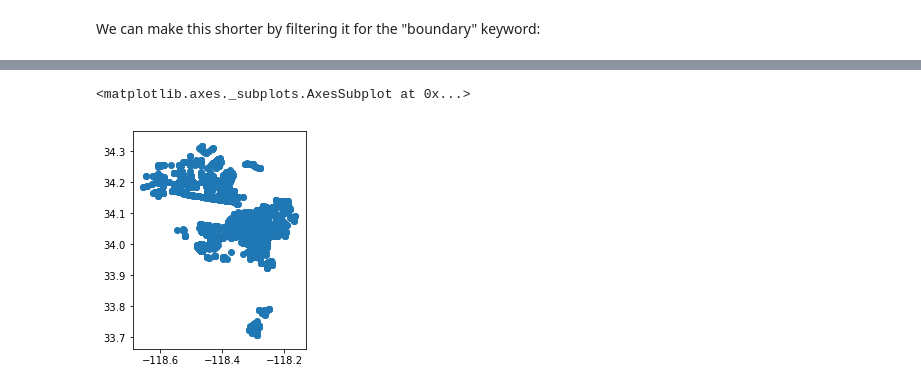
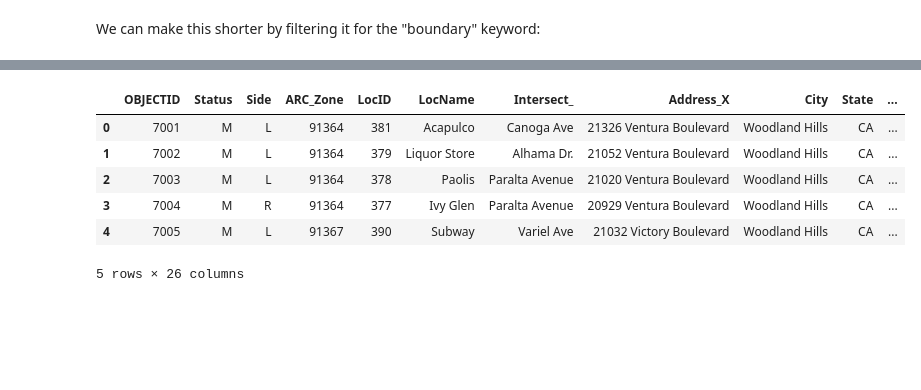
Before and after one commit to ian-r-rose/intake-dcat, a Jupyter notebook: examples/demo.ipynb, the cells around one changed output, grey strips where cells are left out. Drawn from its saved outputs; the diff is of its cells as text; code cells hidden in the pictures; blank space fills up the shorter version.

```diff
--- a/examples/demo.ipynb
+++ b/examples/demo.ipynb
@@ -82,5 +100,10 @@ bike_racks = geohub[bike_racks_id].read()
 # %%
-bike_racks.plot()
+bike_racks.head()
 # %% [output]
+|  | OBJECTID | Status | Side | ARC_Zone | LocID | LocName | Intersect_ | Address_X | City | State | ... |
+| 0 | 7001 | M | L | 91364 | 381 | Acapulco | Canoga Ave | 21326 Ventura Boulevard | Woodland Hills | CA | ... |
+| 1 | 7002 | M | L | 91364 | 379 | Liquor Store | Alhama Dr. | 21052 Ventura Boulevard | Woodland Hills | CA | ... |
+| 2 | 7003 | M | L | 91364 | 378 | Paolis | Paralta Avenue | 21020 Ventura Boulevard | Woodland Hills | CA | ... |
+| 3 | 7004 | M | R | 91364 | 377 | Ivy Glen | Paralta Avenue | 20929 Ventura Boulevard | Woodland Hills | CA | ... |
+| 4 | 7005 | M | L | 91367 | 390 | Subway | Variel Ave | 21032 Victory Boulevard | Woodland Hills | CA | ... |
-<matplotlib.axes._subplots.AxesSubplot at 0x...>
+5 rows × 26 columns
-[figure, removed]
```
Also changed, not shown: parts of 11 cells of this notebook.
